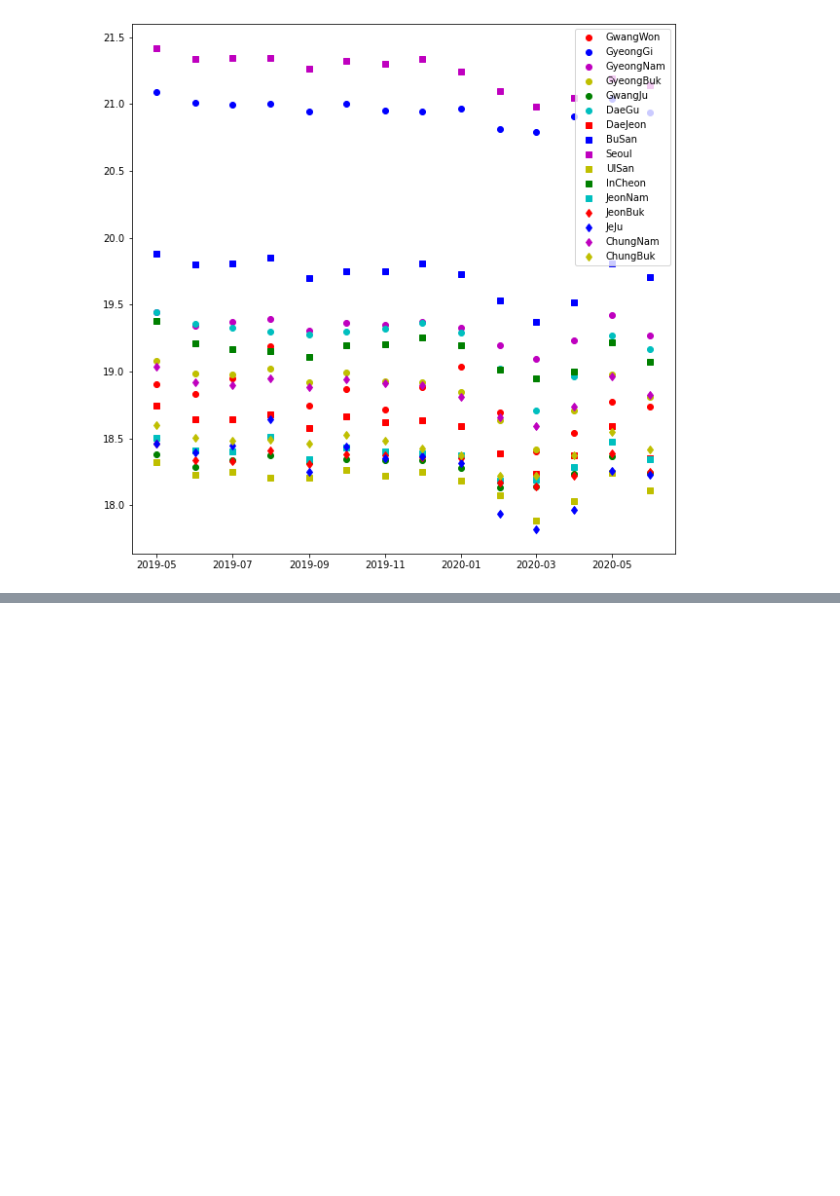
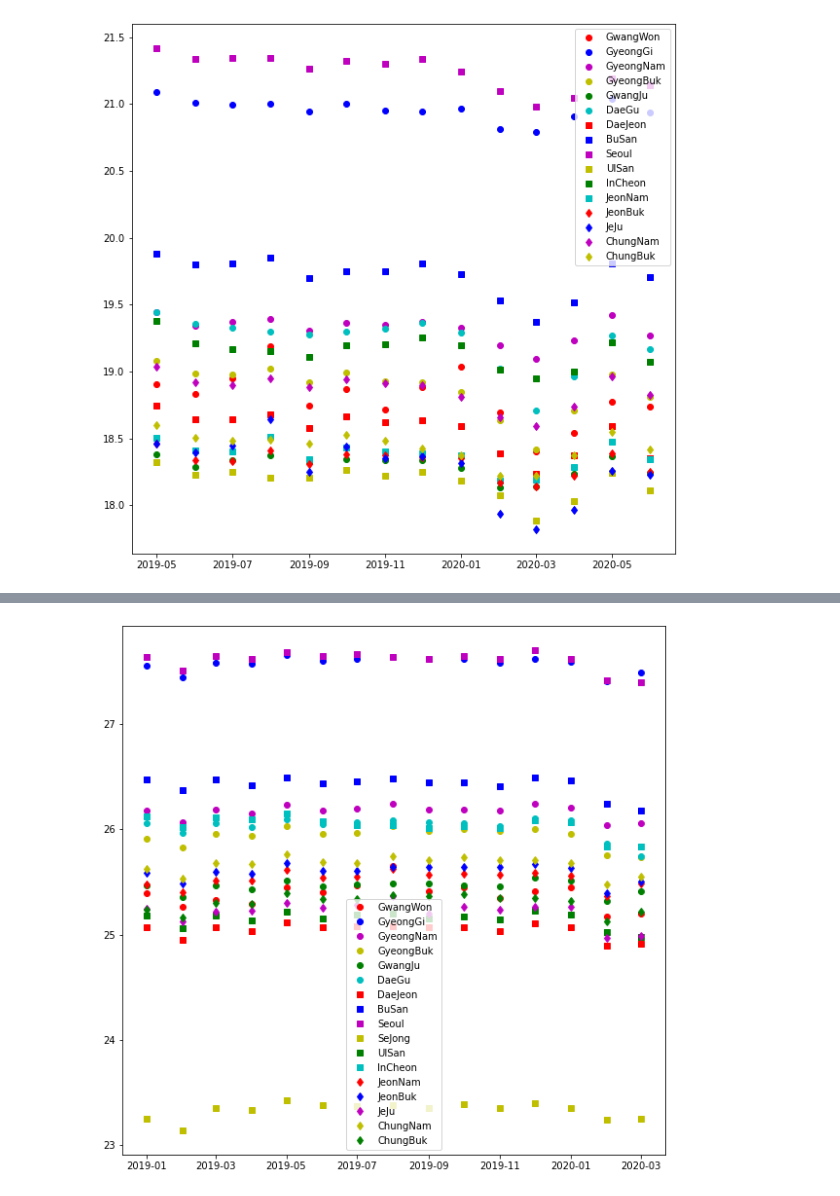
Before and after one commit to ssilb4/colab, a Jupyter notebook: jeju_datalab.ipynb, the cells around one changed output, grey strips where cells are left out. Saved outputs shown, nothing was run; the diff lists cells and outputs as text; code cells hidden in the pictures; blank space fills up the shorter version.

```diff
--- a/jeju_datalab.ipynb
+++ b/jeju_datalab.ipynb
@@ -160,0 +168,21 @@ temp = temp.groupby(['REG_YYMM', 'CARD_SIDO_NM', 'STD_CLSS_NM']).sum().reset_ind
+# %%
+index = 0
+locations=['GwangWon', 'GyeongGi', 'GyeongNam', 'GyeongBuk', 'GwangJu', 'DaeGu', 'DaeJeon', 'BuSan','Seoul', 'SeJong', 'UlSan', 'InCheon', 'JeonNam', 'JeonBuk', 'JeJu','ChungNam', 'ChungBuk']
+colors = ['ro','bo','mo','yo','go','co',     'rs','bs','ms','ys','gs','cs',    'rd','bd','md','yd','gd','cd']
+
+df_merge_group2 = df_merge.groupby(['CARD_SIDO_NM','REG_YYMM'],as_index=False).agg({
+    'AMT':sum})
+
+plt.figure(figsize=(10,10))
+for location in df_merge_group2['CARD_SIDO_NM'].drop_duplicates():
+  df_merge2 = df_merge_group2[df_merge_group2['CARD_SIDO_NM']==location]
+  df_merge2.index = pd.to_datetime(df_merge2["REG_YYMM"],format="%Y%m")
+  train_target = np.log1p(df_merge2['AMT'])
+  plt.plot(df_merge2.index,train_target, colors[index], label=locations[index])
+  index += 1
+  #break
+  #plt.ylabel('some numbers')
+plt.legend()
+plt.show()
+# %% [output]
+[figure, added]
```
Also changed, not shown: parts of 23 cells of this notebook.
